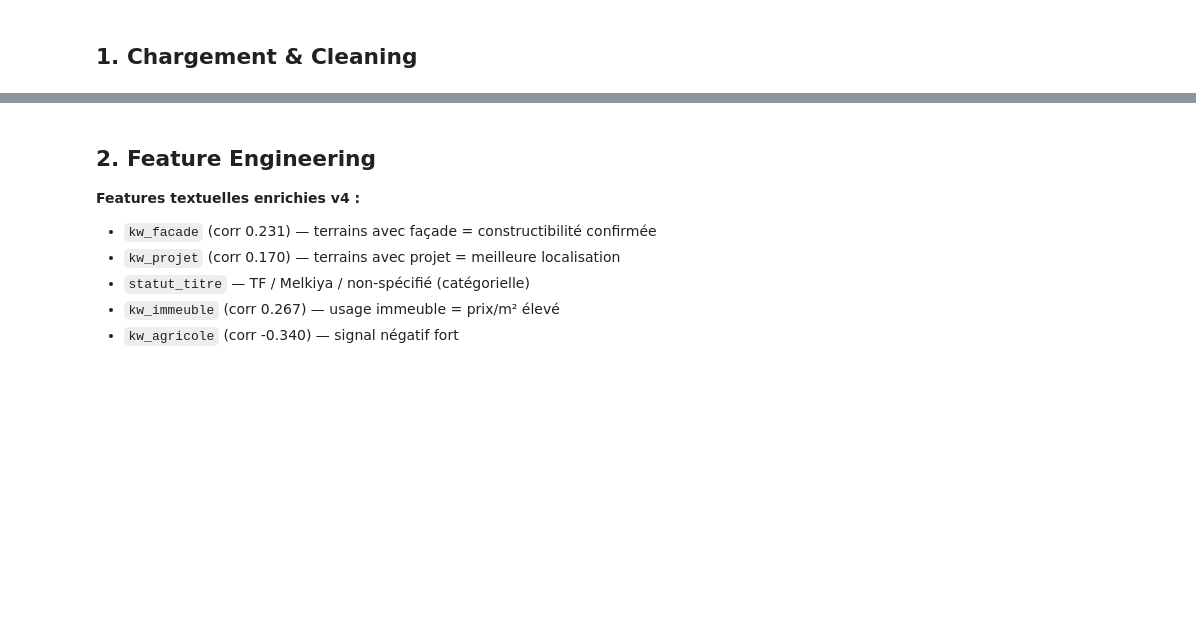
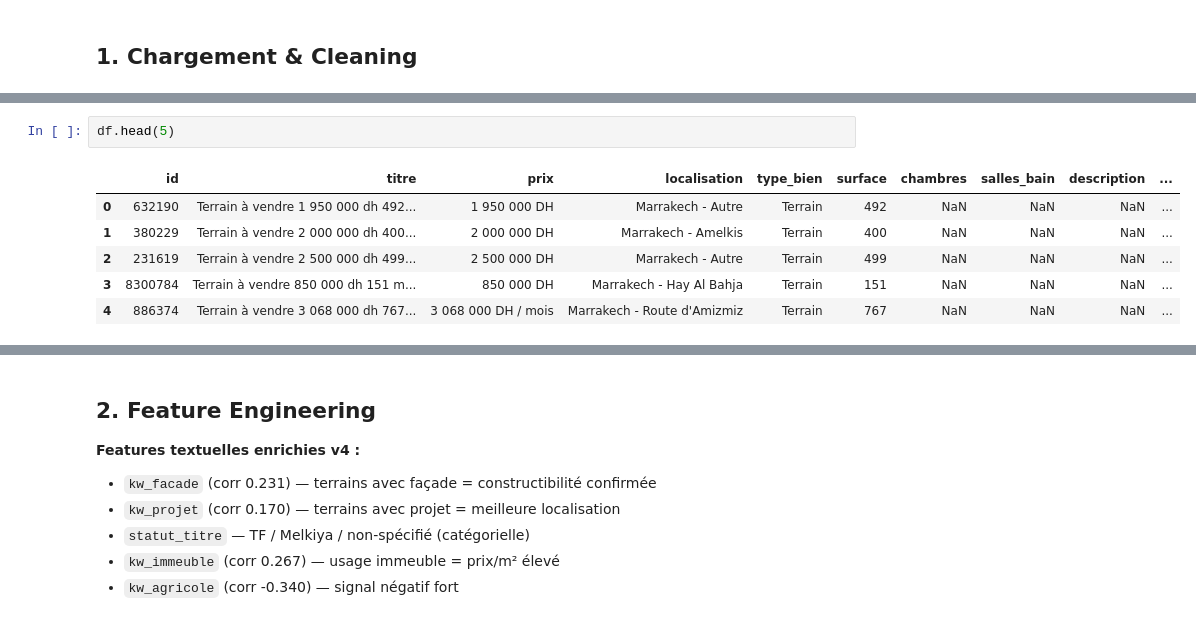
Before and after one commit to MAZIHBouchra/gateone-final, a Jupyter notebook: notebooks/ventes/terrain_vente_cleaning.ipynb, the cells around one changed output, grey strips where cells are left out. Cells and saved outputs as stored; diff of their text form; blank space fills up the shorter version.

Commit message:
Update/Add notebooks/ventes/terrain_vente_cleaning.ipynb

```diff
--- a/notebooks/ventes/terrain_vente_cleaning.ipynb
+++ b/notebooks/ventes/terrain_vente_cleaning.ipynb
@@ -79,0 +111,9 @@ Surface médiane: 1,295 m²
+# %%
+df.head(5)
+# %% [output]
+|  | id | titre | prix | localisation | type_bien | surface | chambres | salles_bain | description | ... |
+| 0 | 632190 | Terrain à vendre 1 950 000 dh 492... | 1 950 000 DH | Marrakech - Autre | Terrain | 492 | NaN | NaN | NaN | ... |
+| 1 | 380229 | Terrain à vendre 2 000 000 dh 400... | 2 000 000 DH | Marrakech - Amelkis | Terrain | 400 | NaN | NaN | NaN | ... |
+| 2 | 231619 | Terrain à vendre 2 500 000 dh 499... | 2 500 000 DH | Marrakech - Autre | Terrain | 499 | NaN | NaN | NaN | ... |
+| 3 | 8300784 | Terrain à vendre 850 000 dh 151 m... | 850 000 DH | Marrakech - Hay Al Bahja | Terrain | 151 | NaN | NaN | NaN | ... |
+| 4 | 886374 | Terrain à vendre 3 068 000 dh 767... | 3 068 000 DH / mois | Marrakech - Route d'Amizmiz | Terrain | 767 | NaN | NaN | NaN | ... |
```
Also changed, not shown: parts of 33 cells of this notebook.
